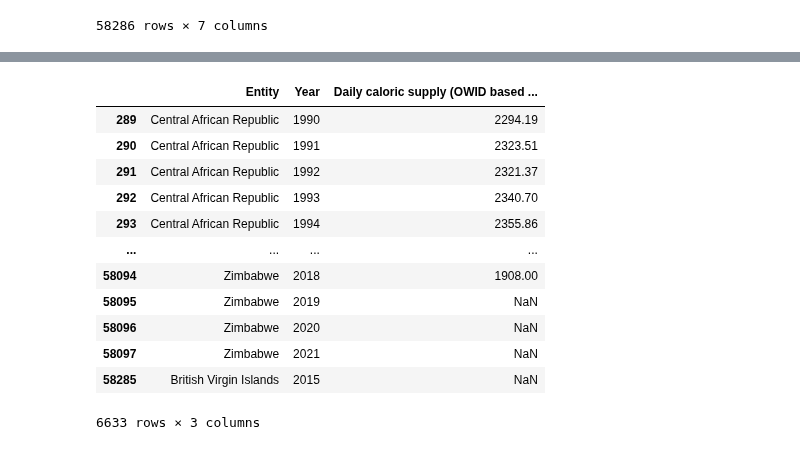
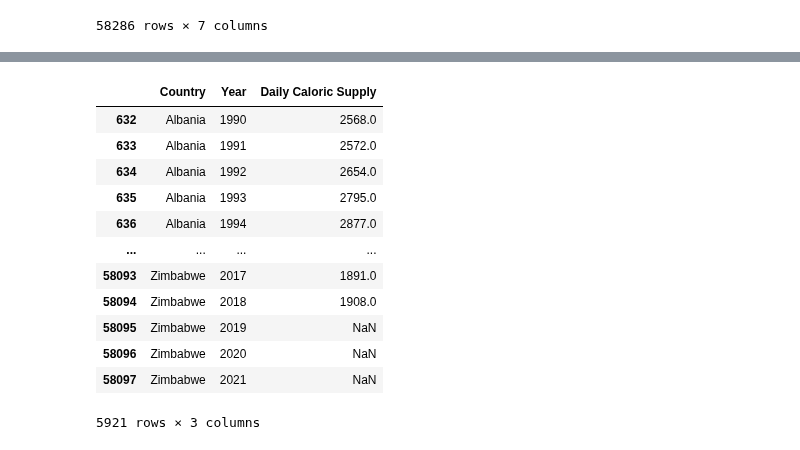
Before and after one commit to AndrewZinc/Expect_Life-Redux, a Jupyter notebook: Clean_Data/Data_Cleaning_Jupyter_notebooks/data_cleaning-daily_caloric_supply.ipynb, the cells around one changed output, grey strips where cells are left out. Saved outputs shown, nothing was run; the diff lists cells and outputs as text; code cells hidden in the pictures.

Commit message:
Added new country name corrections. Updated jupyter notebooks for MD per 10k, and daily caloric supply - this generated new clean csv files.

```diff
--- a/Clean_Data/Data_Cleaning_Jupyter_notebooks/data_cleaning-daily_caloric_supply.ipynb
+++ b/Clean_Data/Data_Cleaning_Jupyter_notebooks/data_cleaning-daily_caloric_supply.ipynb
@@ -47,10 +67,13 @@ dcs_reduced_df = dcs_df
+# %%
+# Apply the correction dictionary to fix the known errors
+dcs_df['Country'] = dcs_df['Country'].replace(correction_dict)
 # %%
 # Open the master list of countries
 countries_df = pd.read_csv('../../Clean_Data/master_country_list/country_profile_urls.csv')
 countries_df = countries_df.drop(['profile_url'], 1)
 # %%
-master_countries = countries_df['country'].tolist()
-master_countries
+country_list = countries_df['country'].tolist()
+country_list
 # %% [output]
 ['Albania',
  'Algeria',
@@ -70,17 +93,6 @@ master_countries
  'Zambia',
  'Zimbabwe']
 # %%
-# Define a function to ensure any country names conform to the master list
-
-def clean_countries(df):
-
-    # Fuzzy matching: for each country in the input file, find the best match in the master list
-    # If the match is good enough (e.g. score > 80), use the matched country name from the master list
-    for idx, row in df.iterrows():
-        best_match, score = process.extractOne(row['Entity'], master_countries)
-        if score > 80:
-            df.loc[idx,'Entity'] = best_match
-        else:
-            df.loc[idx,'Entity'] = None  # If no good match, set country to None
-    # Return the cleaned and filtered data
-    return df
+# Create a list of dcs countries
+dcs_countries = dcs_df['Country'].tolist()
+dcs_countries
@@ -128,8 +118,8 @@ ps_countries
 # clean the FS data based on the SS country list
 no_match = []
 
-for country in ps_countries:
-    if country in master_countries:
+for country in dcs_countries:
+    if country in country_list:
         continue
     else:
         no_match.append(country)
@@ -156,18 +146,18 @@ no_match
  ...]
 # %%
-dcs_clean_df = dcs_reduced_countries_df.drop(dcs_reduced_countries_df[dcs_reduced_countries_df['Entity'].isin(no_match)].index.tolist())
+dcs_clean_df = dcs_df.drop(dcs_df[dcs_df['Country'].isin(no_match)].index.tolist())
 dcs_clean_df
 # %% [output]
-|  | Entity | Year | Daily caloric supply (OWID based ... |
-| 289 | Central African Republic | 1990 | 2294.19 |
-| 290 | Central African Republic | 1991 | 2323.51 |
-| 291 | Central African Republic | 1992 | 2321.37 |
-| 292 | Central African Republic | 1993 | 2340.70 |
-| 293 | Central African Republic | 1994 | 2355.86 |
+|  | Country | Year | Daily Caloric Supply |
+| 632 | Albania | 1990 | 2568.0 |
+| 633 | Albania | 1991 | 2572.0 |
+| 634 | Albania | 1992 | 2654.0 |
+| 635 | Albania | 1993 | 2795.0 |
+| 636 | Albania | 1994 | 2877.0 |
 | ... | ... | ... | ... |
-| 58094 | Zimbabwe | 2018 | 1908.00 |
+| 58093 | Zimbabwe | 2017 | 1891.0 |
+| 58094 | Zimbabwe | 2018 | 1908.0 |
 | 58095 | Zimbabwe | 2019 | NaN |
 | 58096 | Zimbabwe | 2020 | NaN |
 | 58097 | Zimbabwe | 2021 | NaN |
-| 58285 | British Virgin Islands | 2015 | NaN |
-6633 rows × 3 columns
+5921 rows × 3 columns
```
Also changed, not shown: parts of 11 cells of this notebook, 3 other files.
